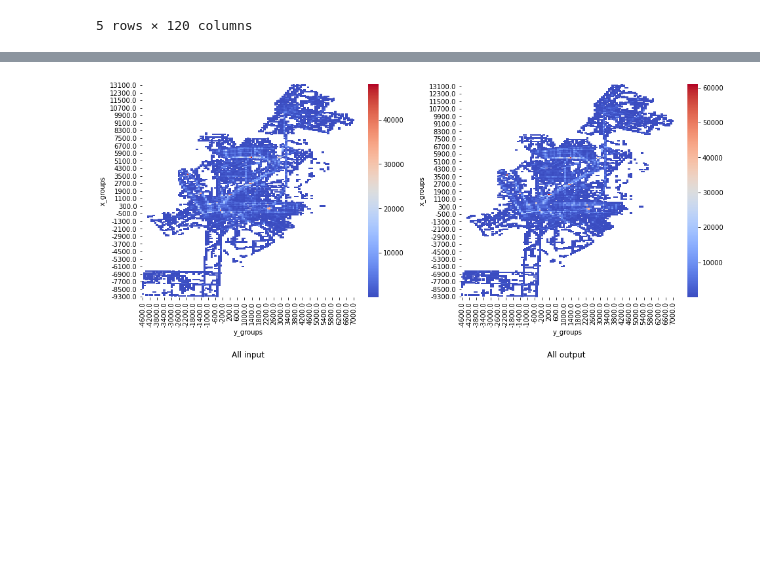
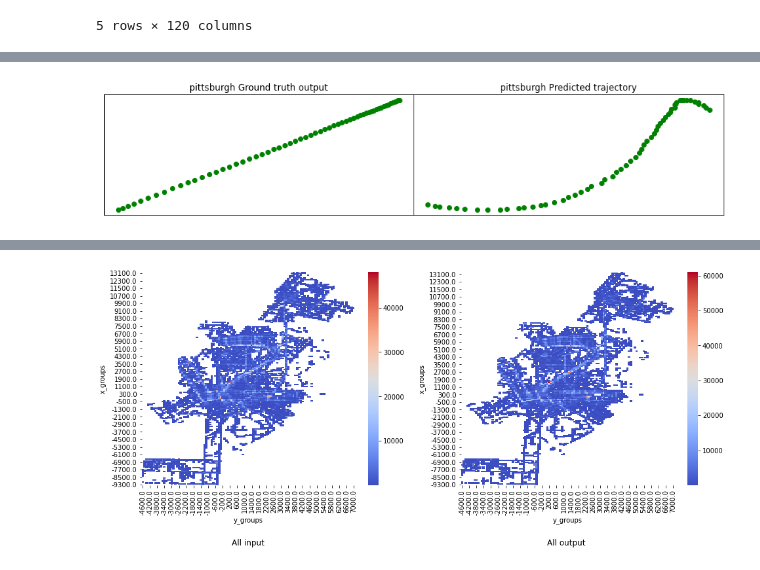
Before and after one commit to zaxiang/Autonomous-vehicle-motion-forecasting, a Jupyter notebook: Load_Argo2_Public.ipynb, the cells around one changed output, grey strips where cells are left out. Cells and saved outputs as stored; diff of their text form; code cells hidden in the pictures; blank space fills up the shorter version.

```diff
--- a/Load_Argo2_Public.ipynb
+++ b/Load_Argo2_Public.ipynb
@@ -363,0 +430,4 @@ for city in cities:
+# %%
+plot_truth_prediction('pittsburgh')
+# %% [output]
+[figure, added]
```
Also changed, not shown: parts of 68 cells of this notebook, 2 other files.
